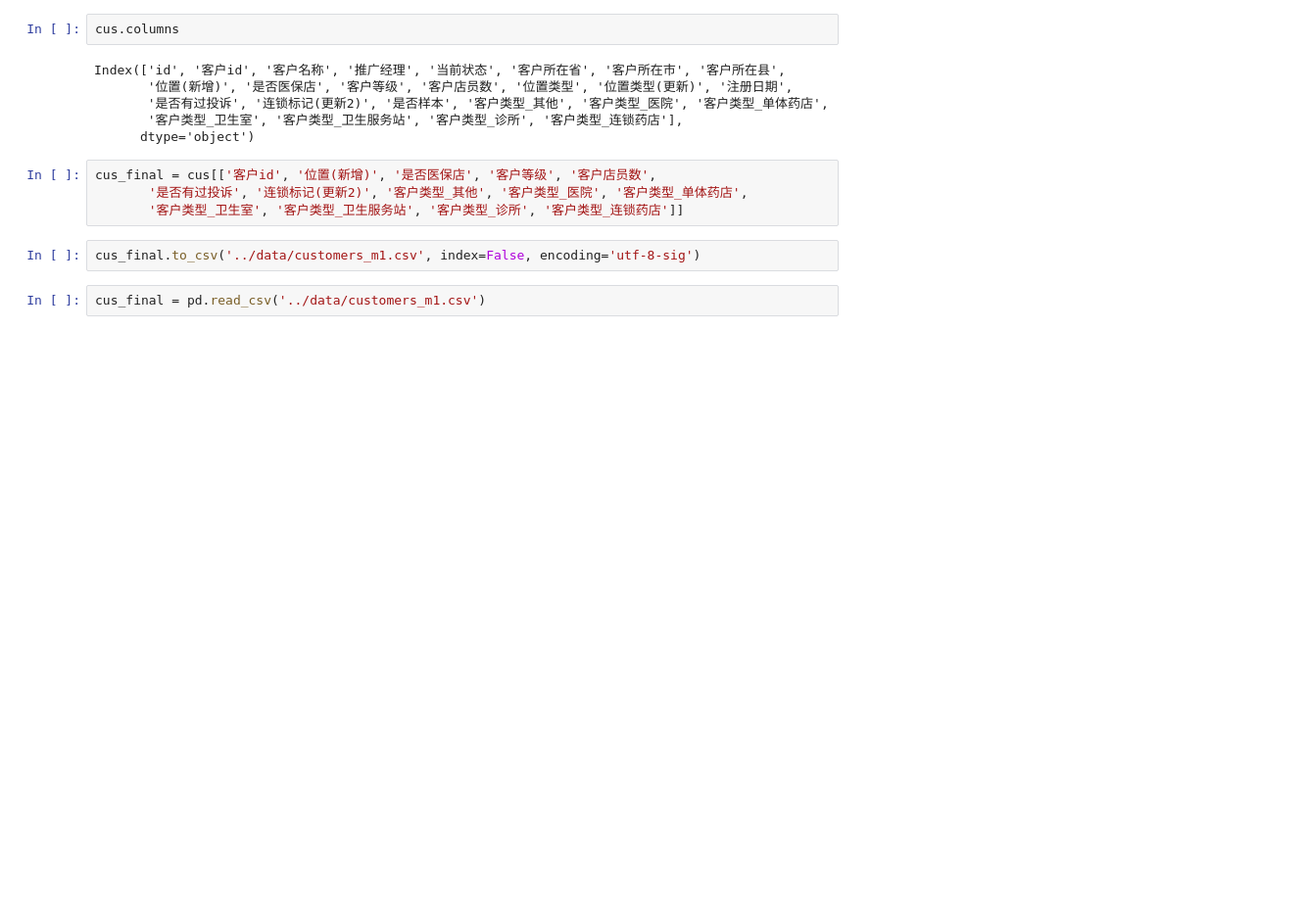
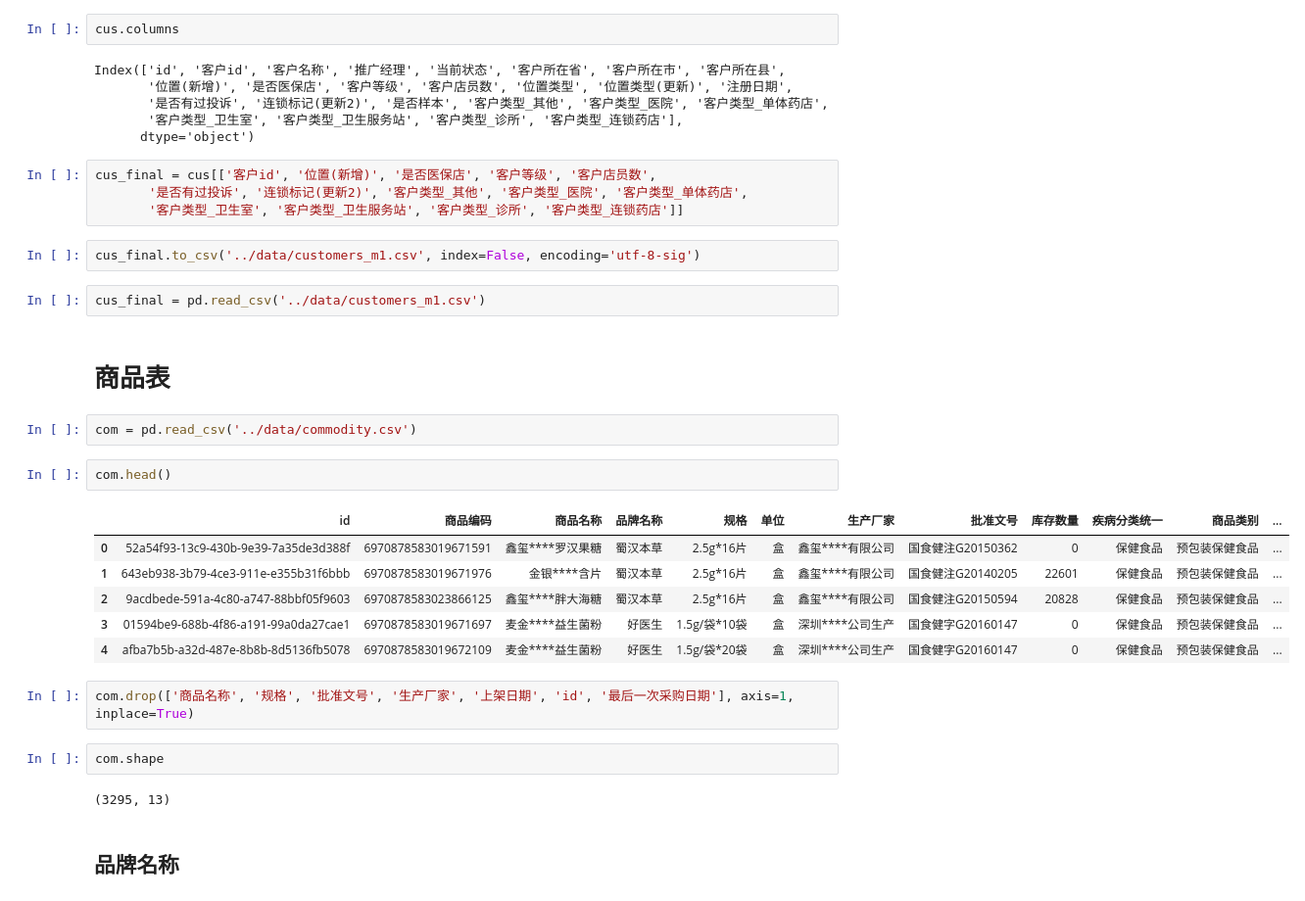
Before and after one commit to Aegis1863/10th-Statistical-Modeling-Competition, a Jupyter notebook: script/data_preparation.ipynb, the cells around one changed output. Shown at 98% size. Cells and saved outputs as stored; diff of their text form; blank space fills up the shorter version.

```diff
--- a/script/data_preparation.ipynb
+++ b/script/data_preparation.ipynb
@@ -266,3 +268,24 @@ cus_final = cus[['客户id', '位置(新增)', '是否医保店', '客户等级'
 cus_final.to_csv('../data/customers_m1.csv', index=False, encoding='utf-8-sig')
 # %%
 cus_final = pd.read_csv('../data/customers_m1.csv')
+# %% [markdown]
+# 商品表
+# %%
+com = pd.read_csv('../data/commodity.csv')
+# %%
+com.head()
+# %% [output]
+|  | id | 商品编码 | 商品名称 | 品牌名称 | 规格 | 单位 | 生产厂家 | 批准文号 | 库存数量 | 疾病分类统一 | 商品类别 | ... |
+| 0 | 52a54f93-13c9-430b-9e39-7a35de3d388f | 6970878583019671591 | 鑫玺****罗汉果糖 | 蜀汉本草 | 2.5g*16片 | 盒 | 鑫玺****有限公司 | 国食健注G20150362 | 0 | 保健食品 | 预包装保健食品 | ... |
+| 1 | 643eb938-3b79-4ce3-911e-e355b31f6bbb | 6970878583019671976 | 金银****含片 | 蜀汉本草 | 2.5g*16片 | 盒 | 鑫玺****有限公司 | 国食健注G20140205 | 22601 | 保健食品 | 预包装保健食品 | ... |
+| 2 | 9acdbede-591a-4c80-a747-88bbf05f9603 | 6970878583023866125 | 鑫玺****胖大海糖 | 蜀汉本草 | 2.5g*16片 | 盒 | 鑫玺****有限公司 | 国食健注G20150594 | 20828 | 保健食品 | 预包装保健食品 | ... |
+| 3 | 01594be9-688b-4f86-a191-99a0da27cae1 | 6970878583019671697 | 麦金****益生菌粉 | 好医生 | 1.5g/袋*10袋 | 盒 | 深圳****公司生产 | 国食健字G20160147 | 0 | 保健食品 | 预包装保健食品 | ... |
+| 4 | afba7b5b-a32d-487e-8b8b-8d5136fb5078 | 6970878583019672109 | 麦金****益生菌粉 | 好医生 | 1.5g/袋*20袋 | 盒 | 深圳****公司生产 | 国食健字G20160147 | 0 | 保健食品 | 预包装保健食品 | ... |
+# %%
+com.drop(['商品名称', '规格', '批准文号', '生产厂家', '上架日期', 'id', '最后一次采购日期'], axis=1, inplace=True)
+# %%
+com.shape
+# %% [output]
+(3295, 13)
+# %% [markdown]
+## 品牌名称
```
Also changed, not shown: parts of 31 cells of this notebook, 1 other file.
